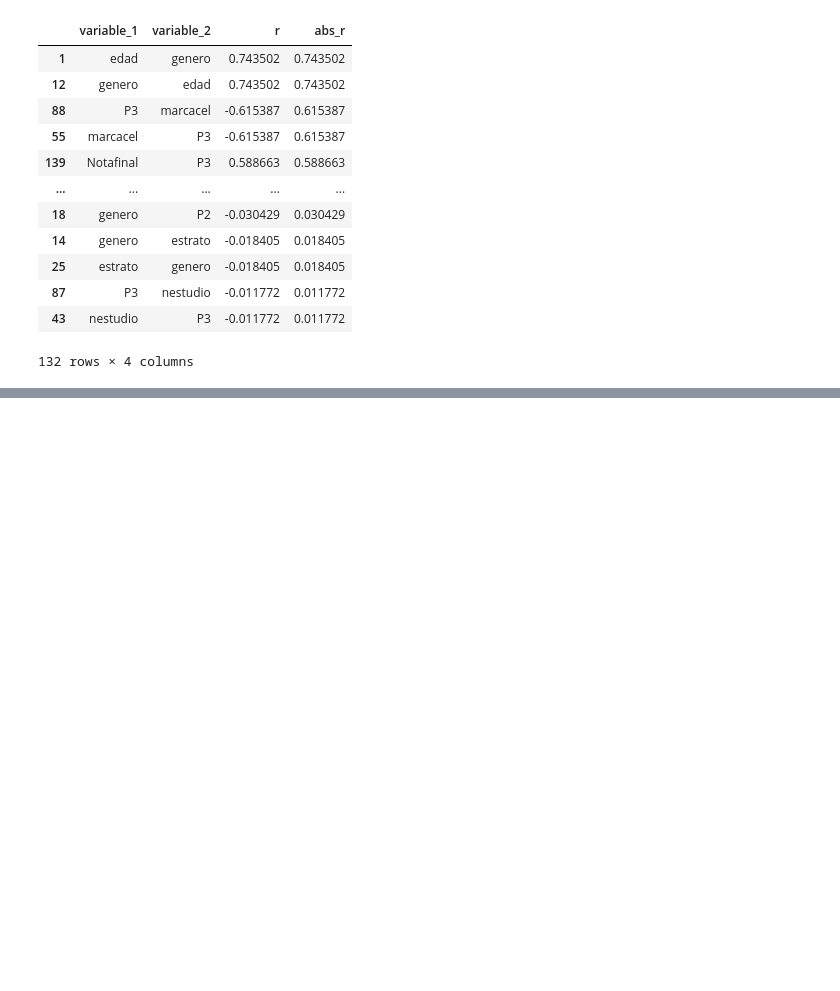
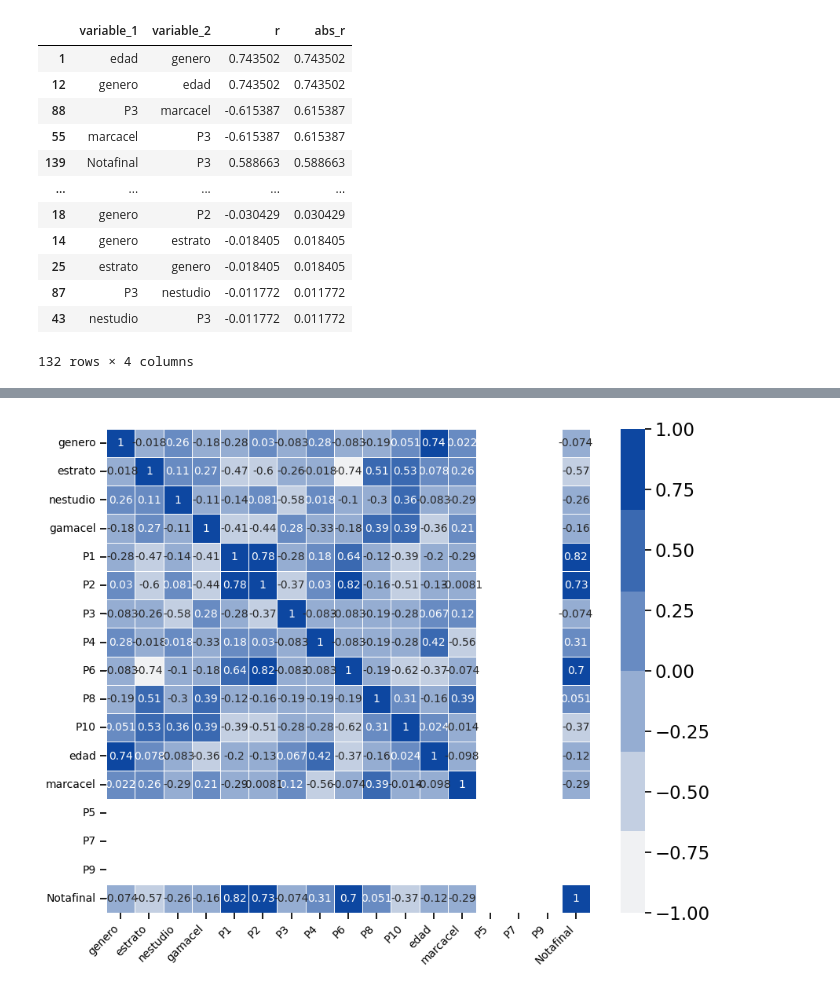
Before and after one commit to jaquimbayoc7/AnalisisProyeccionSocial, a Jupyter notebook: Analisis.ipynb, the cells around one changed output, grey strips where cells are left out. Cells and saved outputs as stored; diff of their text form; code cells hidden in the pictures; blank space fills up the shorter version.

```diff
--- a/Analisis.ipynb
+++ b/Analisis.ipynb
@@ -569,0 +765,10 @@ ax.tick_params(labelsize = 10)
+# %%
+##Normalizar las columnas necesarias en diagnostico Final o postest.
+dataPunoF = partData(diagF,'genero','estrato','nestudio','gamacel','P1','P2','P3','P4','P6','P8','P10')
+
+dataPdosF = partDataDos(diagF, 'edad','marcacel','P5','P7','P9','Notafinal')
+# %%
+##Normalizar la data postest
+dataMF = normaData(dataPunoF)
+
+dataMF.head()
@@ -569,0 +782,5 @@ ax.tick_params(labelsize = 10)
+# %%
+##Unir data normalizado y data original- Data Lista con normalización sin variables dummies
+dataListaNF = pd.concat([dataMF, dataPdosF], axis=1)
+
+dataListaNF.head()
@@ -569,0 +807,4 @@ ax.tick_params(labelsize = 10)
+# %%
+corr_matrix = dataListaNF.corr(method='pearson')
+
+tidy_corr_matrix(corr_matrix)
@@ -569,0 +825,4 @@ ax.tick_params(labelsize = 10)
+# %%
+grafCor(corr_matrix)
+# %% [output]
+[figure, added]
```
Also changed, not shown: parts of 30 cells of this notebook.
